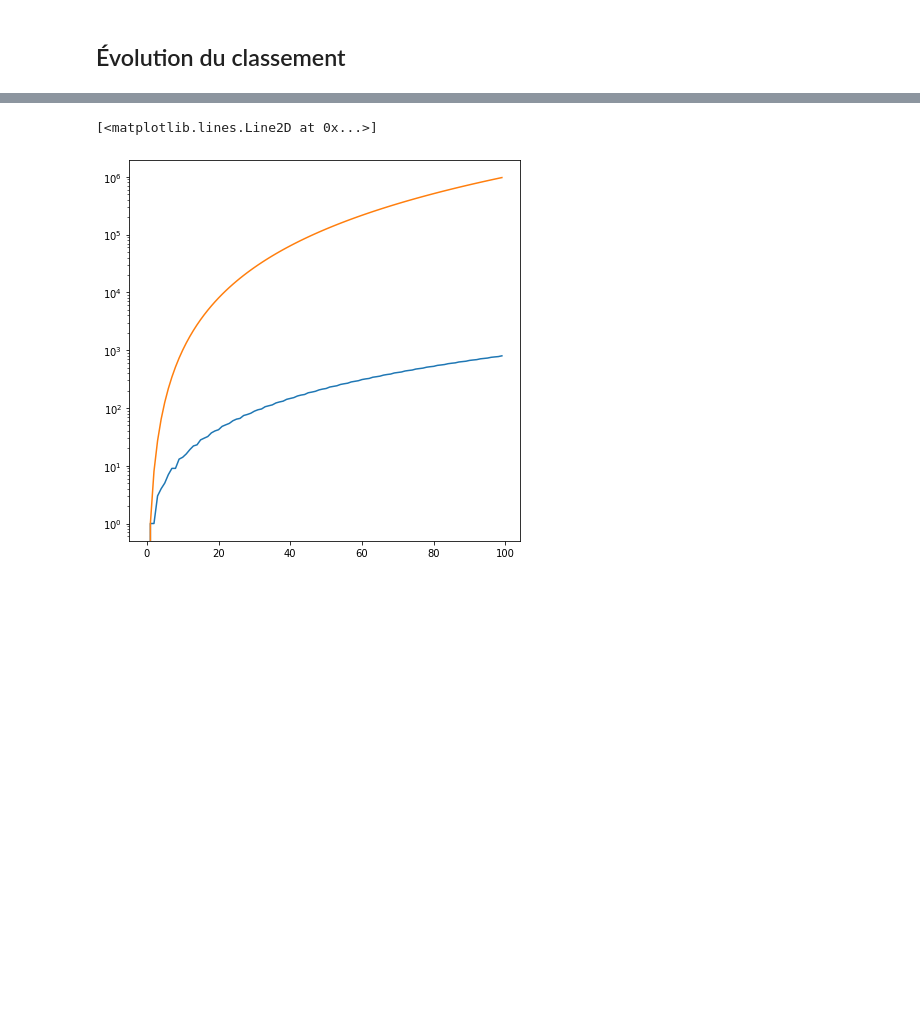
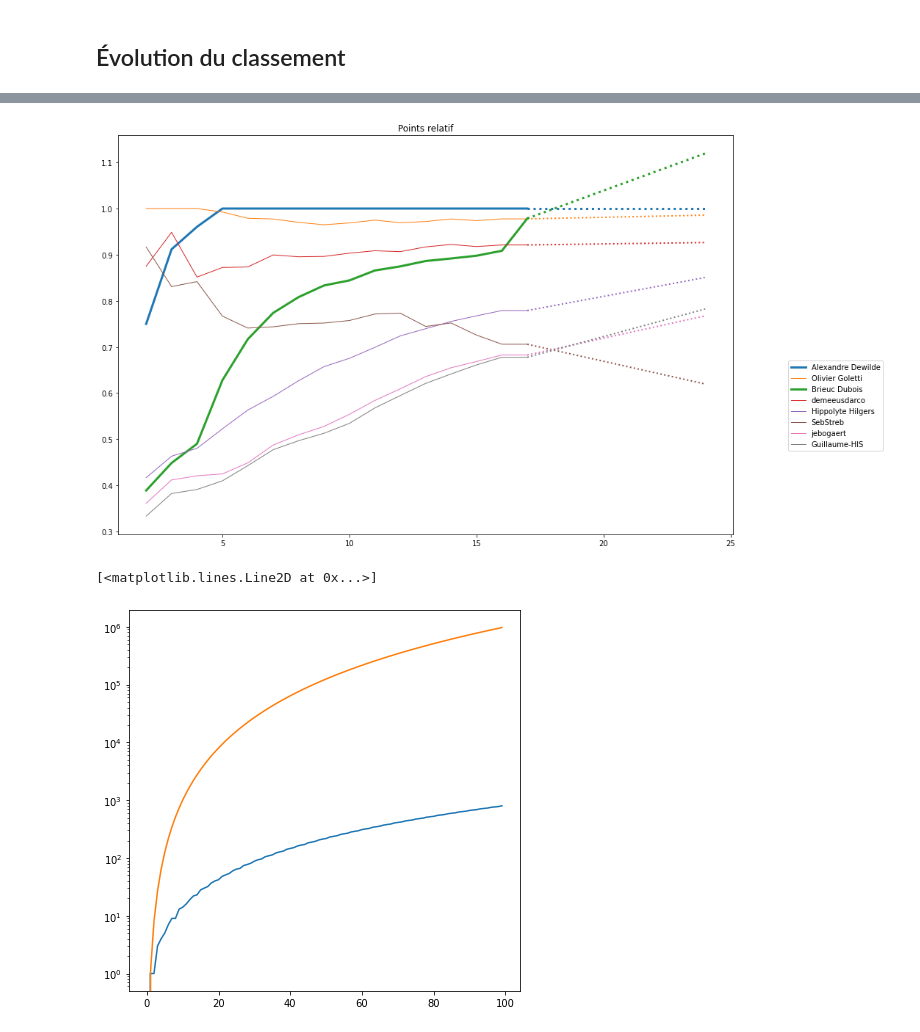
Before and after one commit to BhasherBEL/ProgrammingChallenges, a Jupyter notebook: AdventOfCode 2020/AOC.Data.ipynb, the cells around one changed output, grey strips where cells are left out. Drawn from its saved outputs; the diff is of its cells as text; code cells hidden in the pictures; blank space fills up the shorter version.

```diff
--- a/AdventOfCode 2020/AOC.Data.ipynb
+++ b/AdventOfCode 2020/AOC.Data.ipynb
@@ -132,3 +139,27 @@ _ = plt.legend(bbox_to_anchor=(1.25, 0.2), loc="lower right")
+# %%
+colors = plt.rcParams['axes.prop_cycle'].by_key()['color']
+# %%
+plt.figure(figsize=(15, 10))
+plt.title('Points relatif')
+#plt.ylim(-0.5, 4)
+for i, (name, data) in enumerate(df.filter(regex=(r'^\d+?\.relative\.pts$')).head(8).iterrows()):
+    X = [[int(re.search(r'\d+', el).group())] for el in data.keys()]
+    y = data.values
+    reg=LinearRegression()
+    reg.fit(X[-5:], y[-5:])
+
+    if name in watch_list: lw = 3
+    else: lw = 1
+    plt.plot(X, y, label=name, linewidth=lw, color=colors[i%len(colors)])
+    m = max(X)[0]
+    Xpred = [[x] for x in range(m, 25)]
+    ypred = reg.predict(Xpred)
+    ypred += y[-1] - ypred[0]
+    plt.plot(Xpred, ypred, color=colors[i%len(colors)], linewidth=2 if lw == 1 else lw, linestyle=':')
+_ = plt.legend(bbox_to_anchor=(1.25, 0.2), loc="lower right")
+# plt.plot([[m], [m]], [0.3, 1], color='#aaaaaa', linestyle='--')
+# %% [output]
+[figure, added]
 # %%
 from fractions import Fraction
 from matplotlib import pyplot as plt
```
Also changed, not shown: parts of 11 cells of this notebook, 1 other file.
